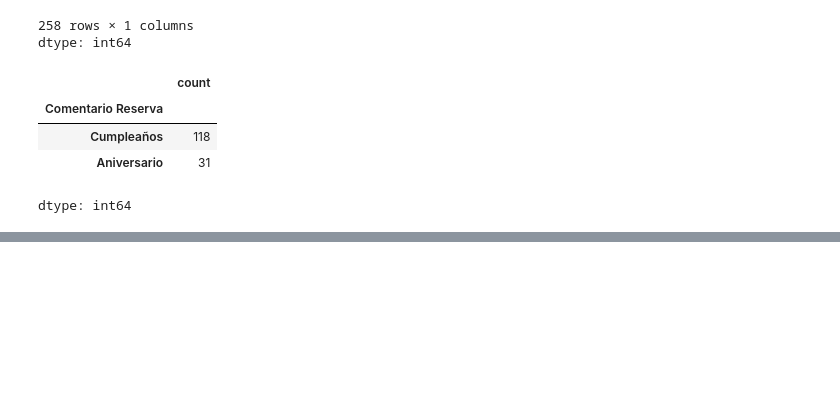
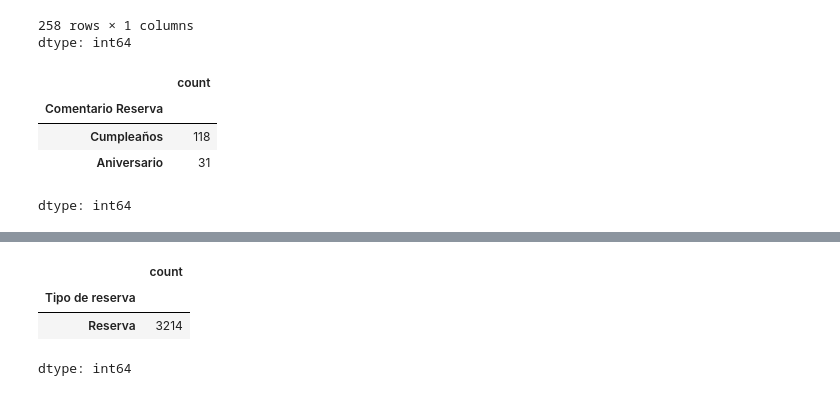
Before and after one commit to salazarcristian1014/restaurant-cancelation-project, a Jupyter notebook: notebooks/01_data_cleaning_and_optimization.ipynb, the cells around one changed output, grey strips where cells are left out. Cells and saved outputs as stored; diff of their text form; code cells hidden in the pictures; blank space fills up the shorter version.

```diff
--- a/notebooks/01_data_cleaning_and_optimization.ipynb
+++ b/notebooks/01_data_cleaning_and_optimization.ipynb
@@ -666,0 +685,7 @@ Hasta aqui ya tenemos
+# %%
+df['Tipo de reserva'].value_counts()
+# %% [output]
+|  | count |
+| Tipo de reserva |  |
+| Reserva | 3214 |
+dtype: int64
```
Also changed, not shown: parts of 10 cells of this notebook.
